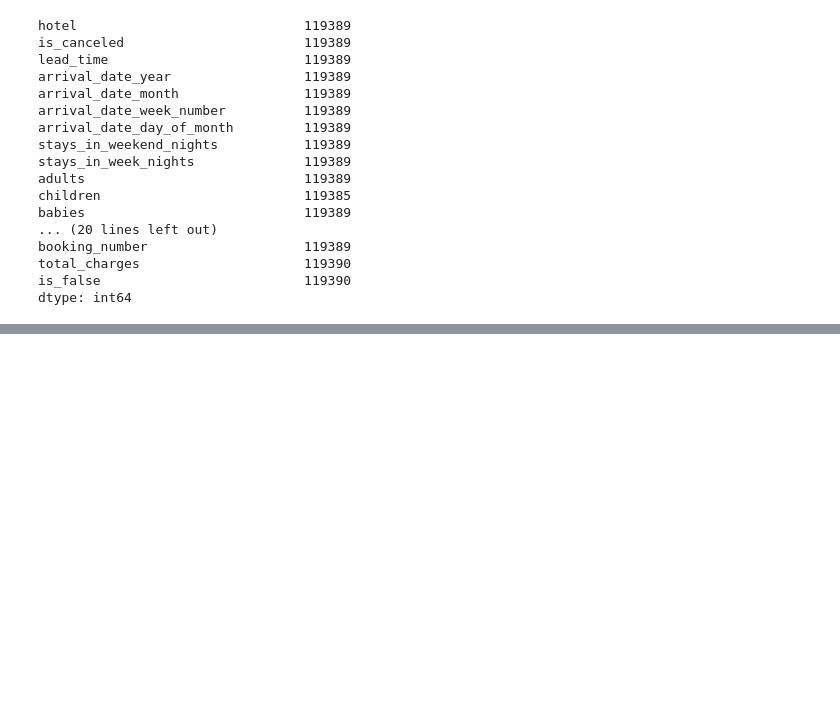
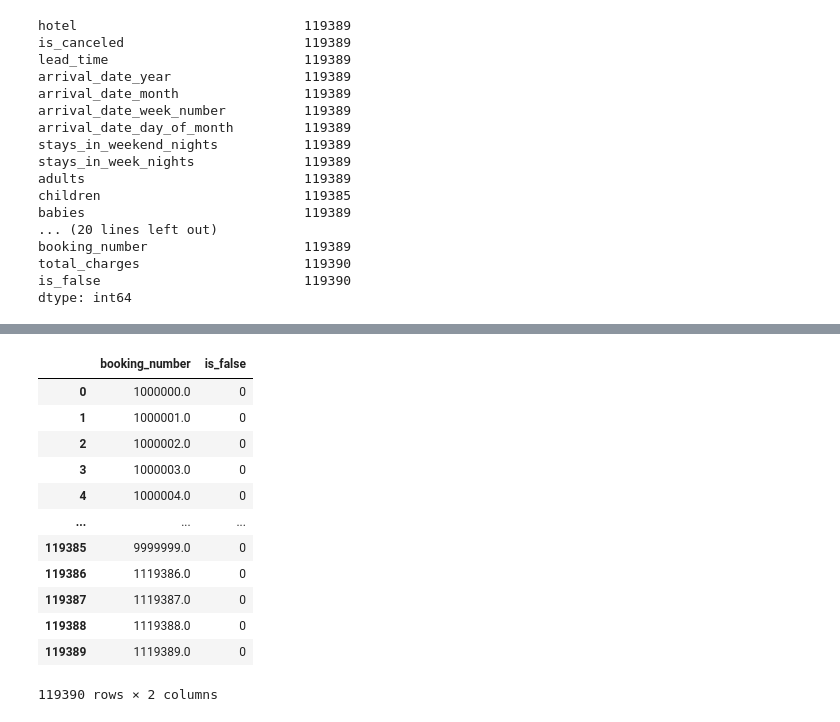
Before and after one commit to SimoneKris/KGS-Data-Analytics-Portfolio, a Jupyter notebook: hotel_evidence13.ipynb, the cells around one changed output, grey strips where cells are left out. Saved outputs shown, nothing was run; the diff lists cells and outputs as text; code cells hidden in the pictures; blank space fills up the shorter version.

```diff
--- a/hotel_evidence13.ipynb
+++ b/hotel_evidence13.ipynb
@@ -159,0 +225,16 @@ dtype: int64
+# %%
+df.loc[:,['booking_number', 'is_false']]
+# %% [output]
+|  | booking_number | is_false |
+| 0 | 1000000.0 | 0 |
+| 1 | 1000001.0 | 0 |
+| 2 | 1000002.0 | 0 |
+| 3 | 1000003.0 | 0 |
+| 4 | 1000004.0 | 0 |
+| ... | ... | ... |
+| 119385 | 9999999.0 | 0 |
+| 119386 | 1119386.0 | 0 |
+| 119387 | 1119387.0 | 0 |
+| 119388 | 1119388.0 | 0 |
+| 119389 | 1119389.0 | 0 |
+119390 rows × 2 columns
```
Also changed, not shown: parts of 12 cells of this notebook.
